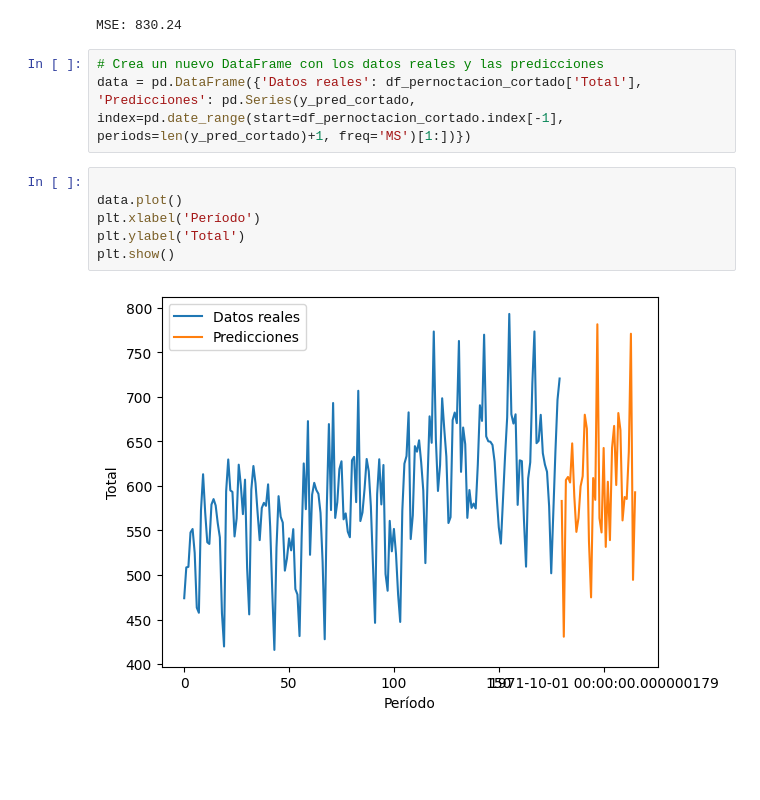
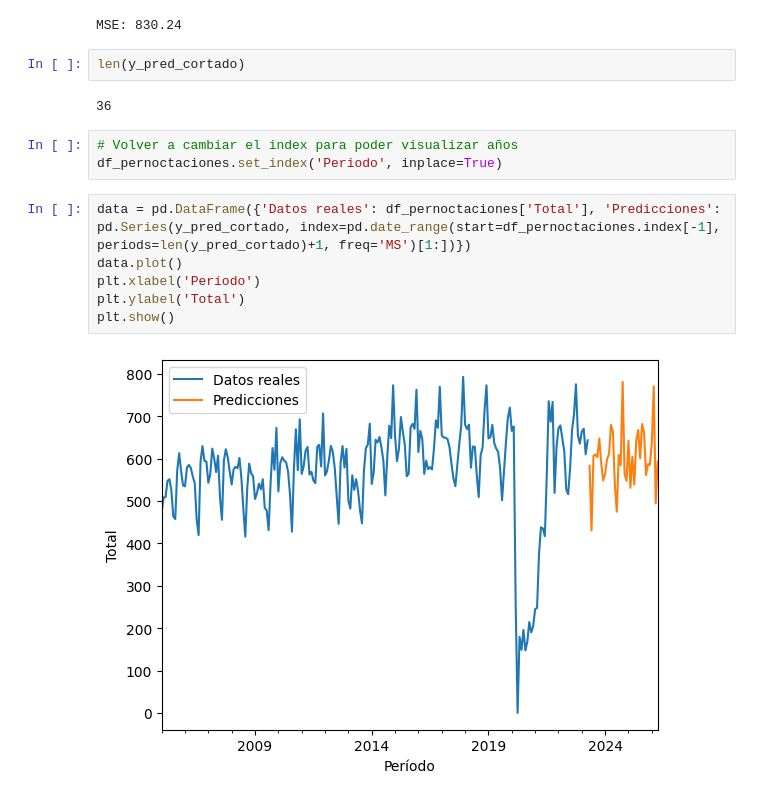
Before and after one commit to dfvinxu/desafio_data, a Jupyter notebook: data/madrid/Viajeros pernoctaciones/nacional_madrid.ipynb, the cells around one changed output. Drawn from its saved outputs; the diff is of its cells as text; blank space fills up the shorter version.

```diff
--- a/data/madrid/Viajeros pernoctaciones/nacional_madrid.ipynb
+++ b/data/madrid/Viajeros pernoctaciones/nacional_madrid.ipynb
@@ -471,14 +444,18 @@ mse = mean_squared_error(y_test, y_pred_cortado)
 print(f'MSE: {mse:.2f}')
 # %% [output]
 MSE: 830.24
+# %%
+len(y_pred_cortado)
+# %% [output]
+36
+# %%
+# Volver a cambiar el index para poder visualizar años
+df_pernoctaciones.set_index('Periodo', inplace=True)
 # %%
-# Crea un nuevo DataFrame con los datos reales y las predicciones
-data = pd.DataFrame({'Datos reales': df_pernoctacion_cortado['Total'], 'Predicciones': pd.Series(y_pred_cortado, index=pd.date_range(start=df_pernoctacion_cortado.index[-1], periods=len(y_pred_cortado)+1, freq='MS')[1:])})
+data = pd.DataFrame({'Datos reales': df_pernoctaciones['Total'], 'Predicciones': pd.Series(y_pred_cortado, index=pd.date_range(start=df_pernoctaciones.index[-1], periods=len(y_pred_cortado)+1, freq='MS')[1:])})
+data.plot()
+plt.xlabel('Período')
+plt.ylabel('Total')
+plt.show()
+# %% [output]
+[figure, added]
-# %%
-
-data.plot()
-plt.xlabel('Período')
-plt.ylabel('Total')
-plt.show()
-# %% [output]
-[figure, removed]
```
Also changed, not shown: parts of 13 cells of this notebook.
